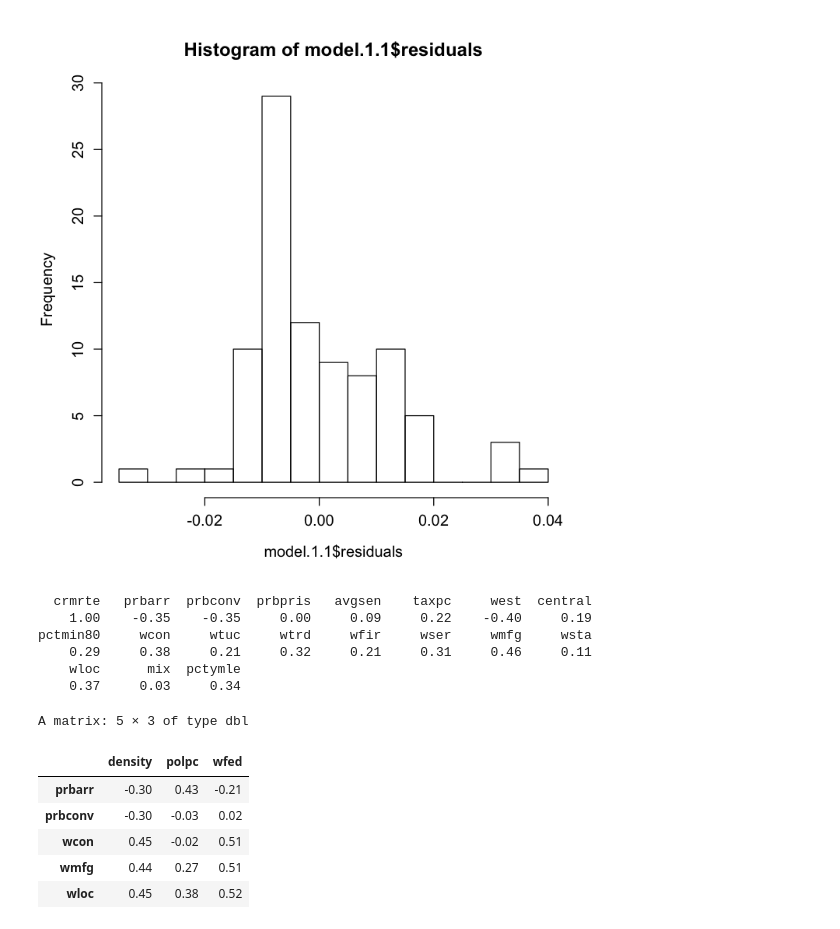
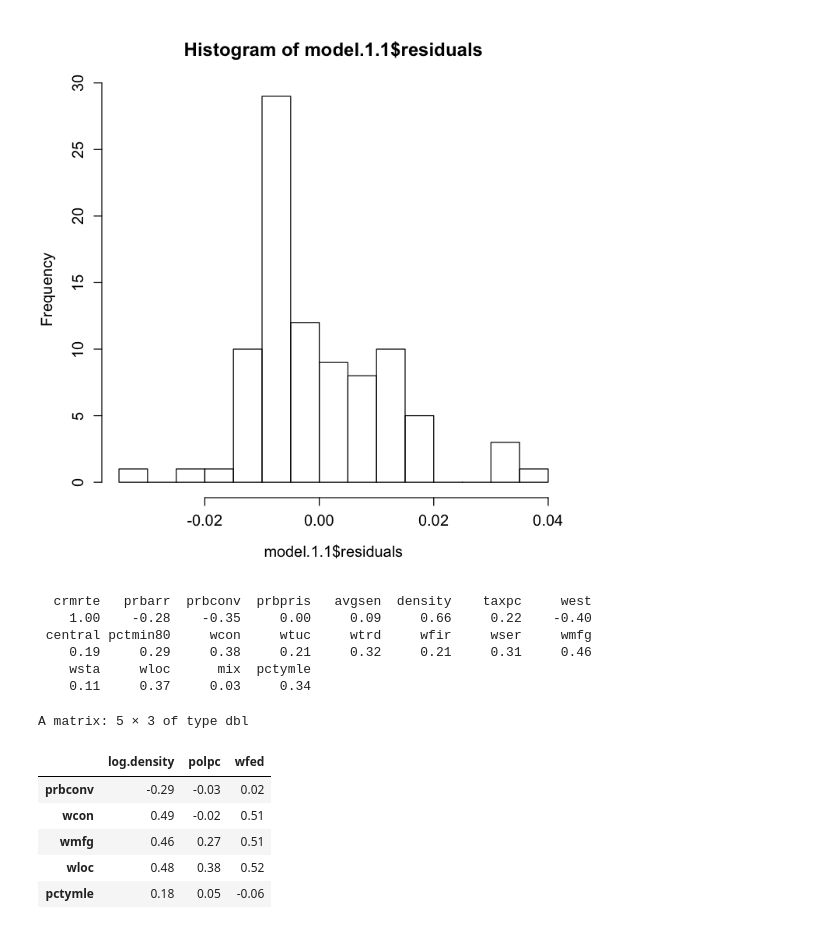
Before and after one commit to JBPelzner/w203-Lab-3, a Jupyter notebook: lab_3_report_v1.ipynb, the cells around one changed output. Saved outputs shown, nothing was run; the diff lists cells and outputs as text; code cells hidden in the pictures.

```diff
--- a/lab_3_report_v1.ipynb
+++ b/lab_3_report_v1.ipynb
@@ -97,3 +140,6 @@ The probabilty of conviction variable `prbconv` is registered as a factor, so we
+# %%
+crime$prbconv <- 0.001*crime$prbconv
+crime$prbarr[crime$prbarr > 1.0] <- crime$prbarr[crime$prbarr > 1.0] - 1
 # %% [markdown]
 ## Exploratory Analysis
 # %%
@@ -223,21 +266,22 @@ round(cor(crime, method = 'spearman'),2)[, 'crmrte']
 # %%
-examined.cols <- c('density', 'polpc', 'urban', 'wfed')
+crime$log.density <- log(crime$density + 1)
+examined.cols <- c('log.density', 'polpc', 'urban', 'wfed')
 round(cor(crime[,!names(crime) %in% examined.cols], method = 'spearman')[, 'crmrte'], 2)
 # %% [output]
-  crmrte   prbarr  prbconv  prbpris   avgsen    taxpc     west  central
-    1.00    -0.35    -0.35     0.00     0.09     0.22    -0.40     0.19
-pctmin80     wcon     wtuc     wtrd     wfir     wser     wmfg     wsta
-    0.29     0.38     0.21     0.32     0.21     0.31     0.46     0.11
-    wloc      mix  pctymle
-    0.37     0.03     0.34
+  crmrte   prbarr  prbconv  prbpris   avgsen  density    taxpc     west
+    1.00    -0.28    -0.35     0.00     0.09     0.66     0.22    -0.40
+ central pctmin80     wcon     wtuc     wtrd     wfir     wser     wmfg
+    0.19     0.29     0.38     0.21     0.32     0.21     0.31     0.46
+    wsta     wloc      mix  pctymle
+    0.11     0.37     0.03     0.34
 # %%
-new.cols <- c('prbarr', 'prbconv', 'wcon', 'wmfg', 'wloc')
+new.cols <- c('prbconv', 'wcon', 'wmfg', 'wloc', 'pctymle')
 round(cor(crime)[new.cols, examined.cols[examined.cols != 'urban']], 2)
 # %% [output]
 A matrix: 5 × 3 of type dbl
-|  | density | polpc | wfed |
-| prbarr | -0.30 | 0.43 | -0.21 |
-| prbconv | -0.30 | -0.03 | 0.02 |
-| wcon | 0.45 | -0.02 | 0.51 |
-| wmfg | 0.44 | 0.27 | 0.51 |
-| wloc | 0.45 | 0.38 | 0.52 |
+|  | log.density | polpc | wfed |
+| prbconv | -0.29 | -0.03 | 0.02 |
+| wcon | 0.49 | -0.02 | 0.51 |
+| wmfg | 0.46 | 0.27 | 0.51 |
+| wloc | 0.48 | 0.38 | 0.52 |
+| pctymle | 0.18 | 0.05 | -0.06 |
```
Also changed, not shown: parts of 30 cells of this notebook, 1 other file.
